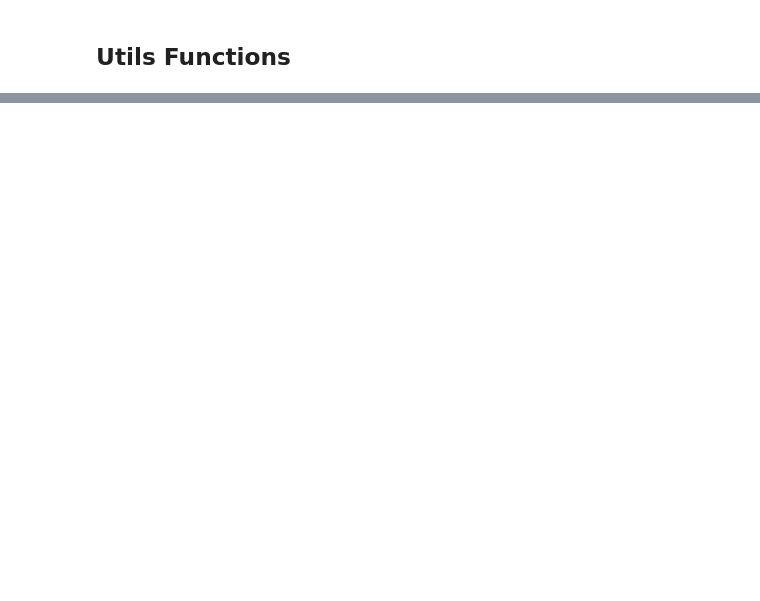
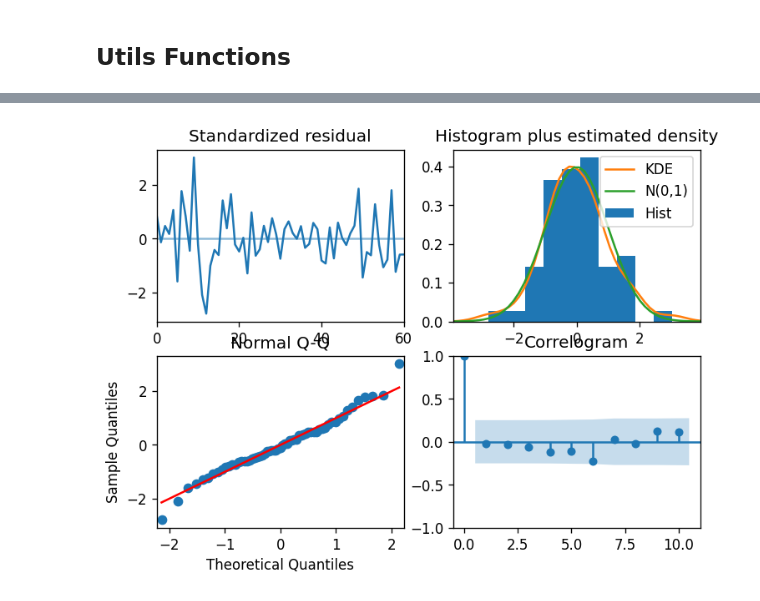
Before and after one commit to mohammadzainabbas/data-mining-project, a Jupyter notebook: task_3_pipeline.ipynb, the cells around one changed output, grey strips where cells are left out. Saved outputs shown, nothing was run; the diff lists cells and outputs as text; code cells hidden in the pictures; blank space fills up the shorter version.

```diff
--- a/task_3_pipeline.ipynb
+++ b/task_3_pipeline.ipynb
@@ -127,0 +251,4 @@ df_traj.loc[:, "et"] = df_traj.et.apply(lambda x: pd.to_datetime(x))
+# %%
+df_1h = df.set_index( df['et'] )
+df_1h = df_1h.resample('H').mean()
+df_1h = df_1h.dropna()
@@ -127,0 +282,2 @@ df_traj.loc[:, "et"] = df_traj.et.apply(lambda x: pd.to_datetime(x))
+# %%
+x_df_1h, y_df_1h = train_test_split(df_1h)
@@ -127,0 +293,17 @@ df_traj.loc[:, "et"] = df_traj.et.apply(lambda x: pd.to_datetime(x))
+# %%
+plt.rcParams.update({'figure.figsize':(9,7), 'figure.dpi':120})
+fig, axes = plt.subplots(3, 2, sharex=True)
+
+# Original Series
+axes[0, 0].plot(x_df_1h.diff_t.values); axes[0, 0].set_title('Original Series')
+plot_acf(df_1_min.diff_t.dropna().values, ax=axes[0, 1])
+
+# 1st Differencing
+axes[1, 0].plot(x_df_1h.diff_t.diff().values); axes[1, 0].set_title('1st Order Differencing')
+plot_acf(df_1_min.diff_t.diff().dropna().values, ax=axes[1, 1])
+
+# # 2nd Differencing
+axes[2, 0].plot(x_df_1h.diff_t.diff().diff().values); axes[2, 0].set_title('2nd Order Differencing')
+plot_acf(df_1_min.diff_t.diff().diff().dropna().values, ax=axes[2, 1])
+
+plt.show()
@@ -127,0 +313,15 @@ df_traj.loc[:, "et"] = df_traj.et.apply(lambda x: pd.to_datetime(x))
+# %%
+model = pm.auto_arima(x_df_1h.diff_t.values, start_p=1, start_q=1,
+                      test='adf',       # use adftest to find optimal 'd'
+                      max_p=3, max_q=3, # maximum p and q
+                      m=1,              # frequency of series
+                      d=None,           # let model determine 'd'
+                      seasonal=False,   # No Seasonality
+                      start_P=0,
+                      D=0,
+                      trace=True,
+                      error_action='ignore',
+                      suppress_warnings=True,
+                      stepwise=True)
+
+print(model.summary())
@@ -127,0 +346,5 @@ df_traj.loc[:, "et"] = df_traj.et.apply(lambda x: pd.to_datetime(x))
+# %%
+model.plot_diagnostics(figsize=(7,5))
+plt.show()
+# %% [output]
+[figure, added]
```
Also changed, not shown: parts of 26 cells of this notebook.
